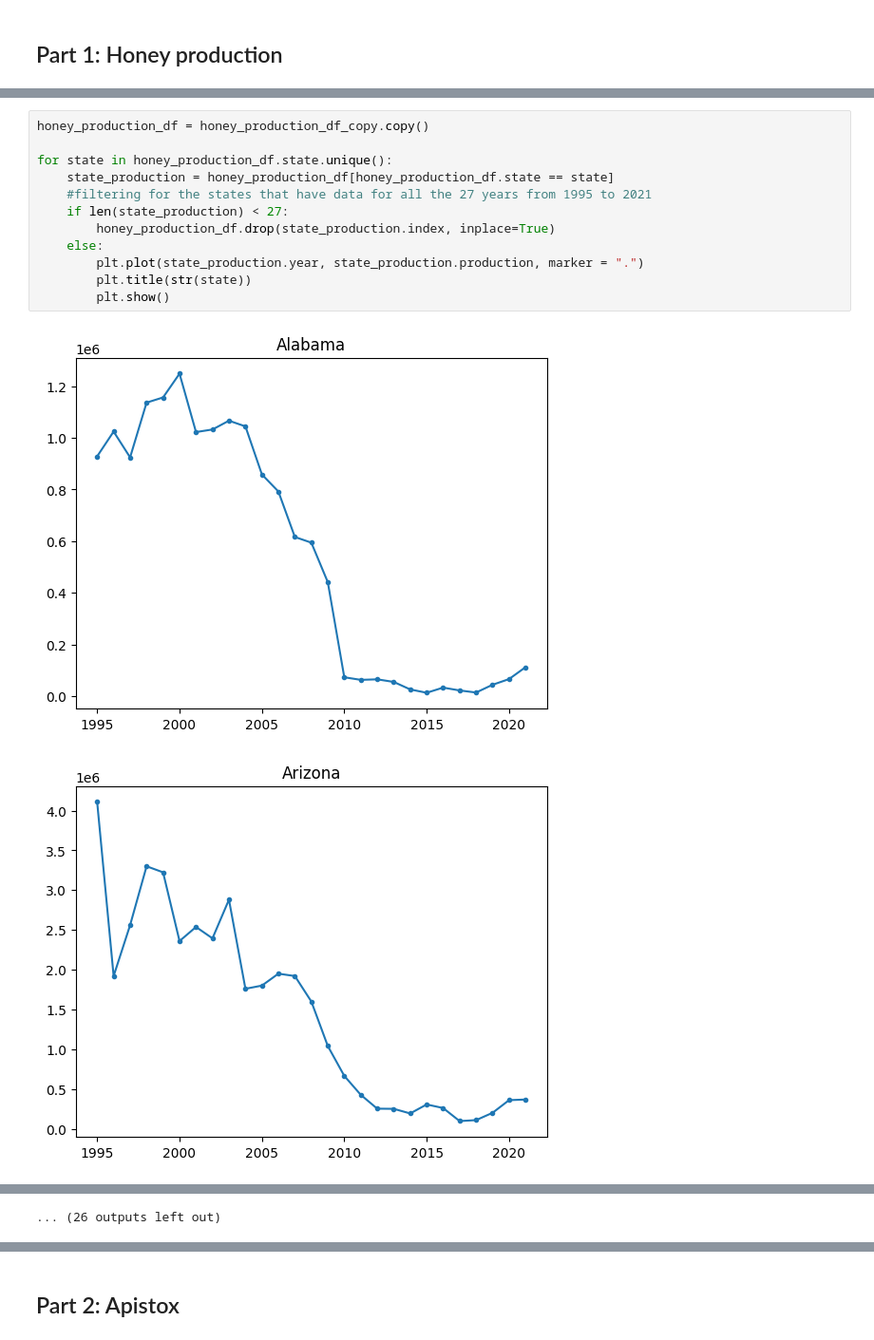
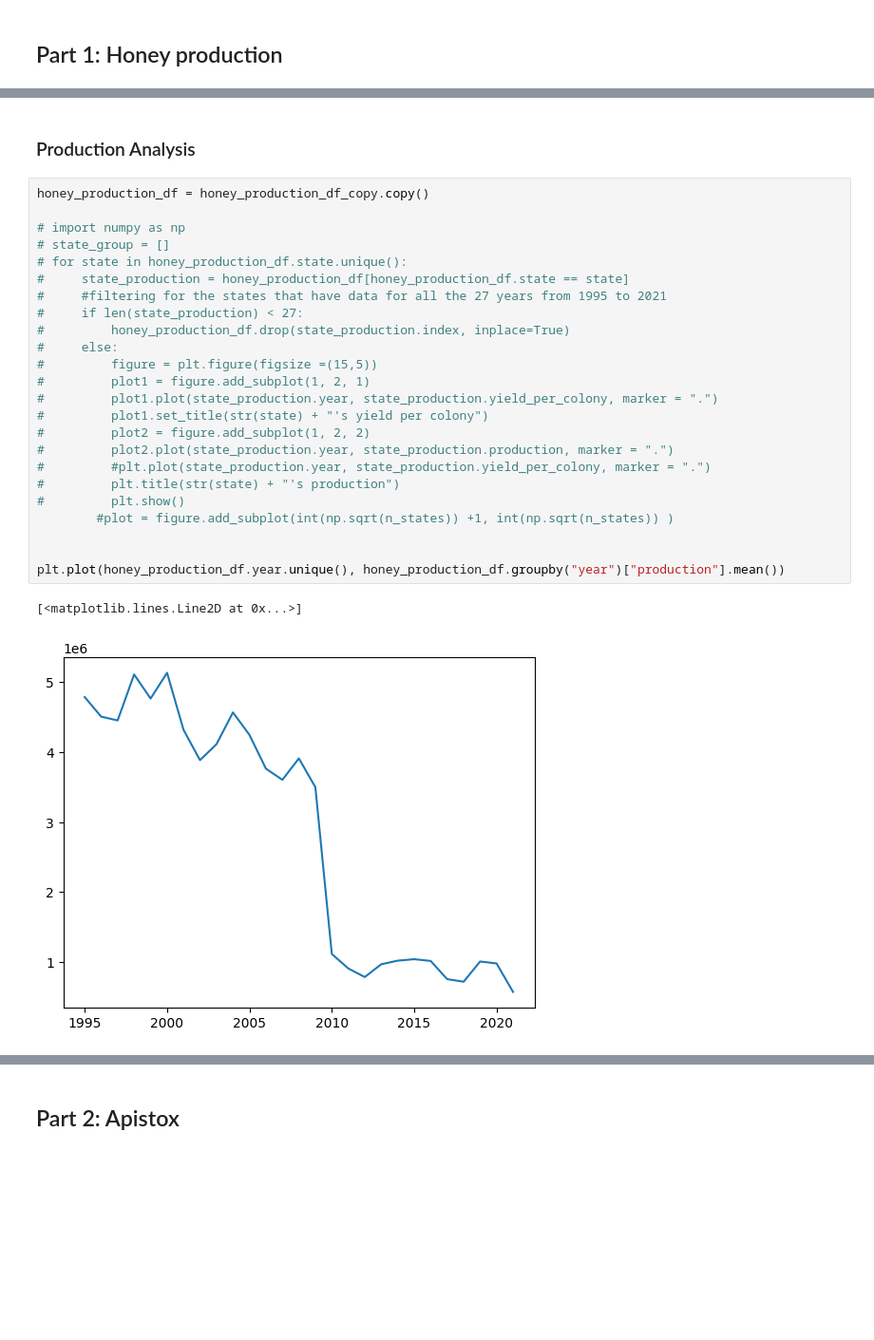
Before and after one commit to Ddav3/Bees_production_analysis, a Jupyter notebook: bees_production.ipynb, the cells around one changed output, grey strips where cells are left out. Shown at 95% size. Cells and saved outputs as stored; diff of their text form; blank space fills up the shorter version.

Commit message:
plotted the results, separetely and their means, predicting the trend. Probably removed later.

```diff
--- a/bees_production.ipynb
+++ b/bees_production.ipynb
@@ -47,18 +51,32 @@ Data columns (total 9 columns):
 ##-------------- NUMBER OF NAN ---------------------##
 
 Number of rows with null/NaN: 0
+# %% [markdown]
+### Production Analysis
 # %%
 honey_production_df = honey_production_df_copy.copy()
 
-for state in honey_production_df.state.unique():
-    state_production = honey_production_df[honey_production_df.state == state]
-    #filtering for the states that have data for all the 27 years from 1995 to 2021
-    if len(state_production) < 27:
-        honey_production_df.drop(state_production.index, inplace=True)
-    else:
-        plt.plot(state_production.year, state_production.production, marker = ".")
-        plt.title(str(state))
-        plt.show()
+# import numpy as np
+# state_group = []
+# for state in honey_production_df.state.unique():
+#     state_production = honey_production_df[honey_production_df.state == state]
+#     #filtering for the states that have data for all the 27 years from 1995 to 2021
+#     if len(state_production) < 27:
+#         honey_production_df.drop(state_production.index, inplace=True)
+#     else:
+#         figure = plt.figure(figsize =(15,5))
+#         plot1 = figure.add_subplot(1, 2, 1)
+#         plot1.plot(state_production.year, state_production.yield_per_colony, marker = ".")
+#         plot1.set_title(str(state) + "'s yield per colony")
+#         plot2 = figure.add_subplot(1, 2, 2)
+#         plot2.plot(state_production.year, state_production.production, marker = ".")
+#         #plt.plot(state_production.year, state_production.yield_per_colony, marker = ".")
+#         plt.title(str(state) + "'s production")
+#         plt.show()
+        #plot = figure.add_subplot(int(np.sqrt(n_states)) +1, int(np.sqrt(n_states)) )
+
+
+plt.plot(honey_production_df.year.unique(), honey_production_df.groupby("year")["production"].mean())
 # %% [output]
+[<matplotlib.lines.Line2D at 0x...>]
-[figure, old version]
+[figure, new version]
-[figure, removed]
@@ -75 +82,0 @@ for state in honey_production_df.state.unique():
-... (26 outputs left out)
```
Also changed, not shown: parts of 6 cells of this notebook.
